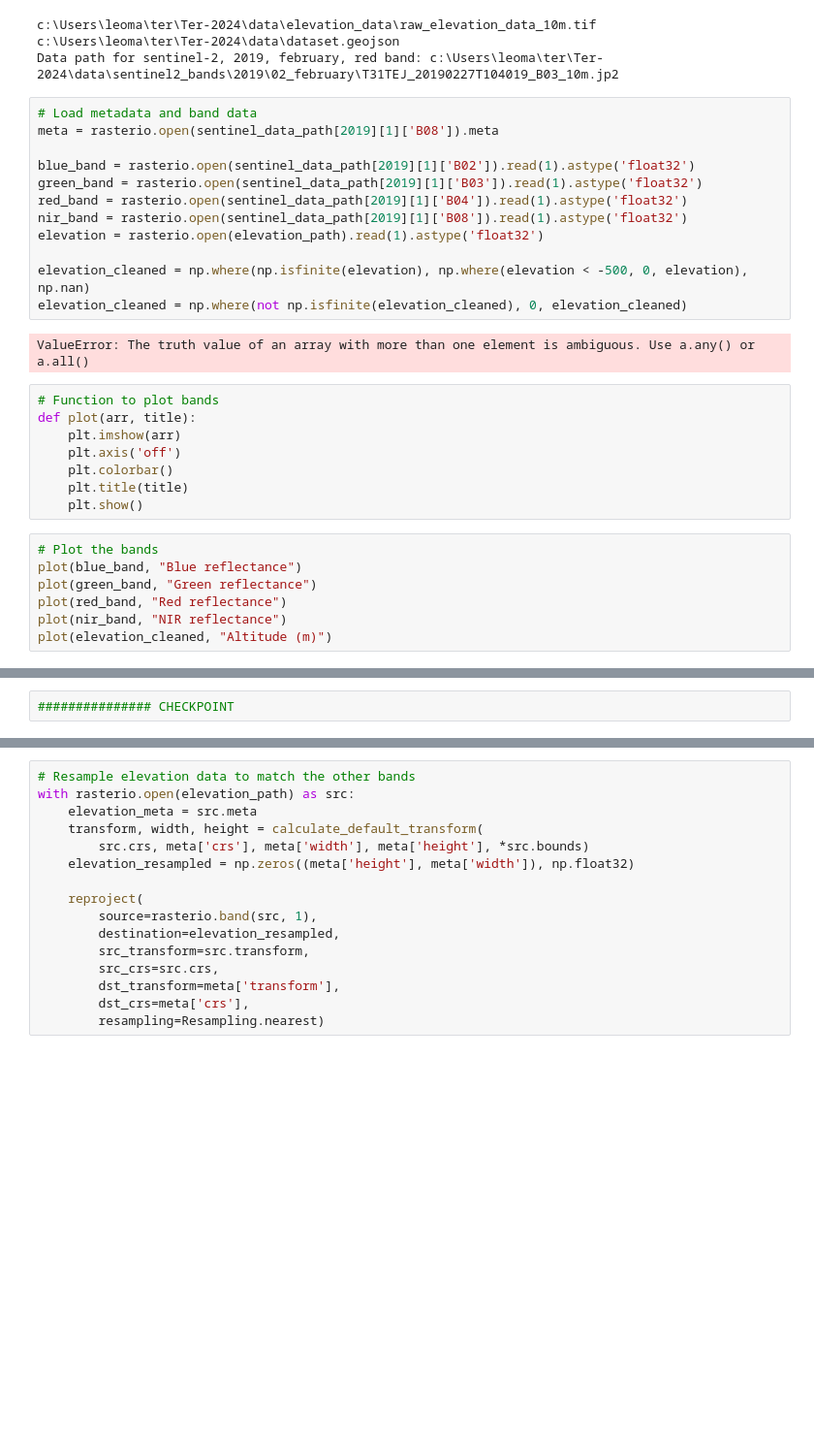
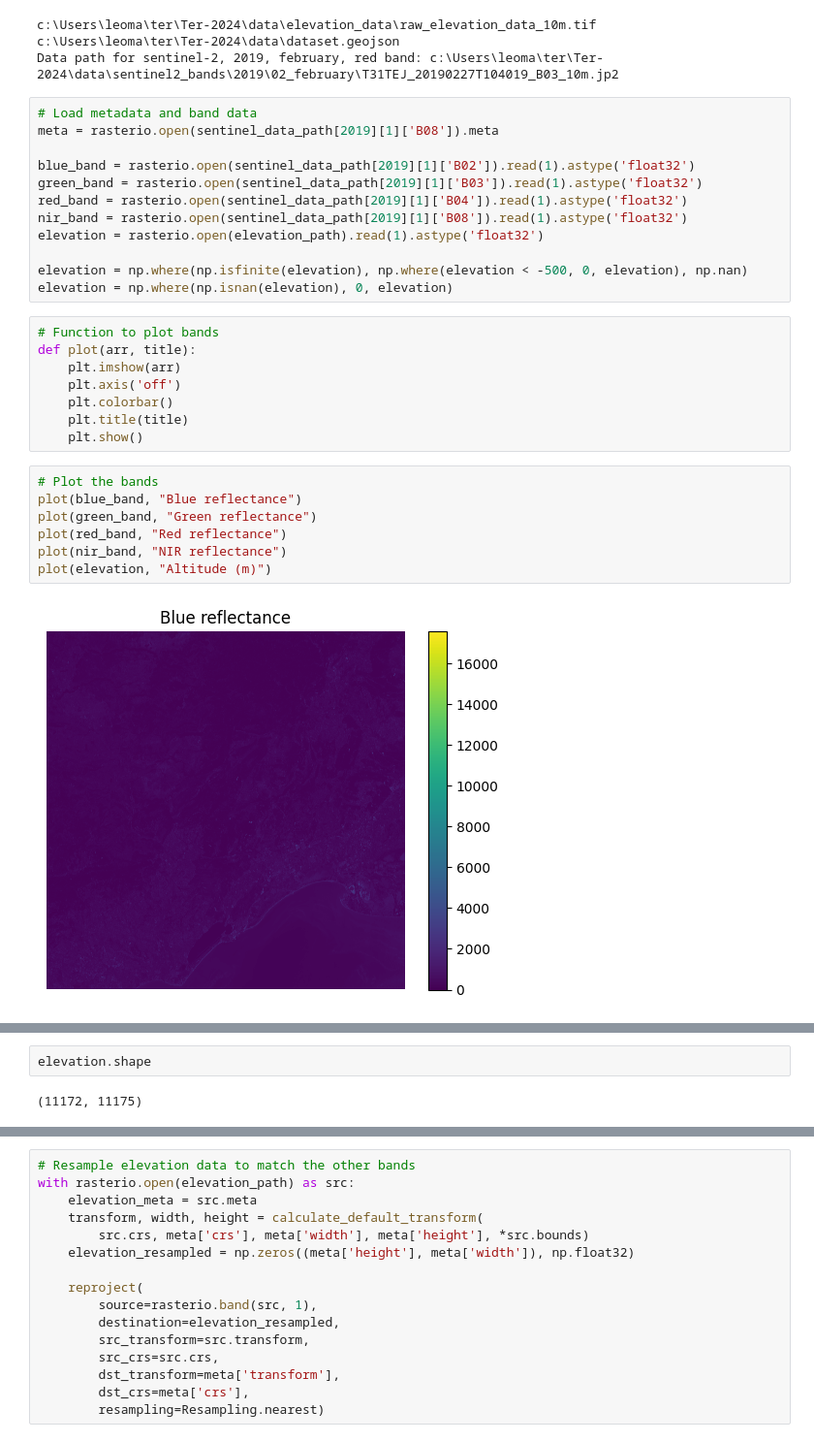
Before and after one commit to Leo-Maltoni/Ter-2024, a Jupyter notebook: 3d_array.ipynb, the cells around one changed output, grey strips where cells are left out. Shown at 97% size. Drawn from its saved outputs; the diff is of its cells as text; blank space fills up the shorter version.

```diff
--- a/3d_array.ipynb
+++ b/3d_array.ipynb
@@ -133,10 +133,8 @@ red_band = rasterio.open(sentinel_data_path[2019][1]['B04']).read(1).astype('flo
 nir_band = rasterio.open(sentinel_data_path[2019][1]['B08']).read(1).astype('float32')
 elevation = rasterio.open(elevation_path).read(1).astype('float32')
 
-elevation_cleaned = np.where(np.isfinite(elevation), np.where(elevation < -500, 0, elevation), np.nan)
-elevation_cleaned = np.where(not np.isfinite(elevation_cleaned), 0, elevation_cleaned)
+elevation = np.where(np.isfinite(elevation), np.where(elevation < -500, 0, elevation), np.nan)
+elevation = np.where(np.isnan(elevation), 0, elevation)
-# %% [output]
-ValueError: The truth value of an array with more than one element is ambiguous. Use a.any() or a.all()
 # %%
 # Function to plot bands
 def plot(arr, title):
@@ -148,7 +146,9 @@ def plot(arr, title):
 # %%
 # Plot the bands
 plot(blue_band, "Blue reflectance")
 plot(green_band, "Green reflectance")
 plot(red_band, "Red reflectance")
 plot(nir_band, "NIR reflectance")
-plot(elevation_cleaned, "Altitude (m)")
+plot(elevation, "Altitude (m)")
+# %% [output]
+[figure, added]
@@ -155,2 +159,4 @@ plot(elevation_cleaned, "Altitude (m)")
-# %%
-############### CHECKPOINT
+# %%
+elevation.shape
+# %% [output]
+(11172, 11175)
```
Also changed, not shown: parts of 7 cells of this notebook.
